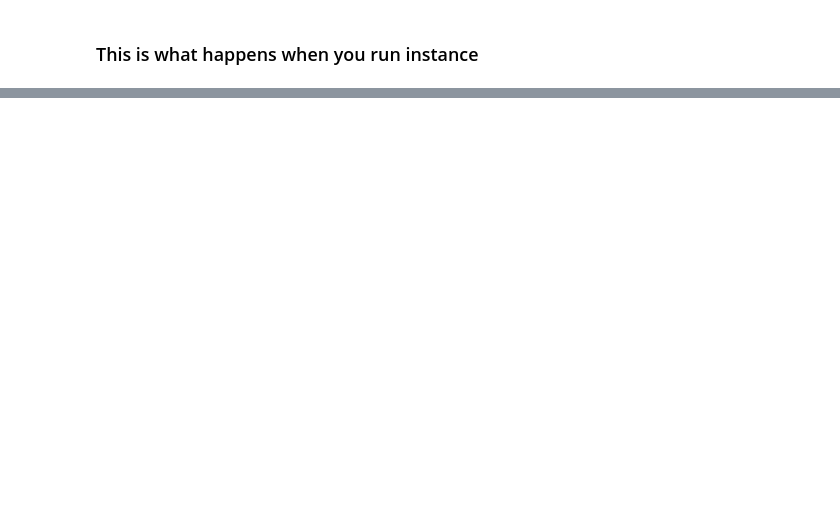
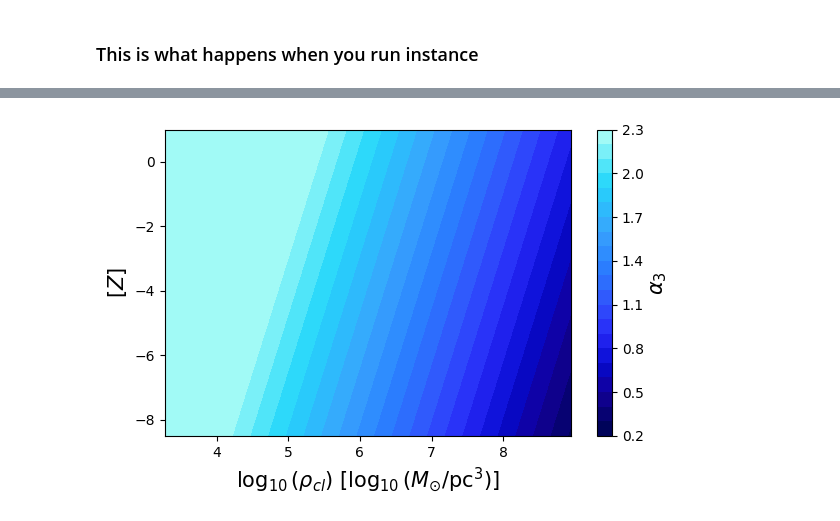
Before and after one commit to egjergo/pyIGIMF, a Jupyter notebook: igimf_explore.ipynb, the cells around one changed output, grey strips where cells are left out. Drawn from its saved outputs; the diff is of its cells as text; code cells hidden in the pictures; blank space fills up the shorter version.

```diff
--- a/igimf_explore.ipynb
+++ b/igimf_explore.ipynb
@@ -47,0 +83,2 @@ array([1.38060733e+07, 1.26866312e+07, 1.16579571e+07, 1.07126914e+07,
+# %%
+alpha3_v = alpha3_func(x_v)
@@ -47,0 +128,16 @@ array([1.38060733e+07, 1.26866312e+07, 1.16579571e+07, 1.07126914e+07,
+# %%
+def alpha3_plot(alpha3_v, x_v, parameter_space):
+    import colorcet as cc
+    fig,ax = plt.subplots(figsize=(6,4))
+    x,y = np.meshgrid(np.log10(parameter_space['rho_cl']), parameter_space['[Z]'])
+    z = np.array(alpha3_v).reshape(resolution,resolution).T
+    cax = ax.contourf(x, y, z, resolution, cmap=cc.cm.CET_L6)
+    plt.xlabel(r'$\log_{10}(\rho_{cl})$ [$\log_{10}(M_{\odot}/{\rm pc}^3)$]', fontsize=15)
+    plt.ylabel(r'[$Z$]', fontsize=15)
+    cbar = fig.colorbar(cax)
+    cbar.set_label(r'$\alpha_3$', fontsize=15)
+    plt.tight_layout()
+    plt.savefig('figs/alpha3plot.pdf')
+alpha3_plot(alpha3_v, x_v, parameter_space)
+# %% [output]
+[figure, added]
```
Also changed, not shown: parts of 10 cells of this notebook.
